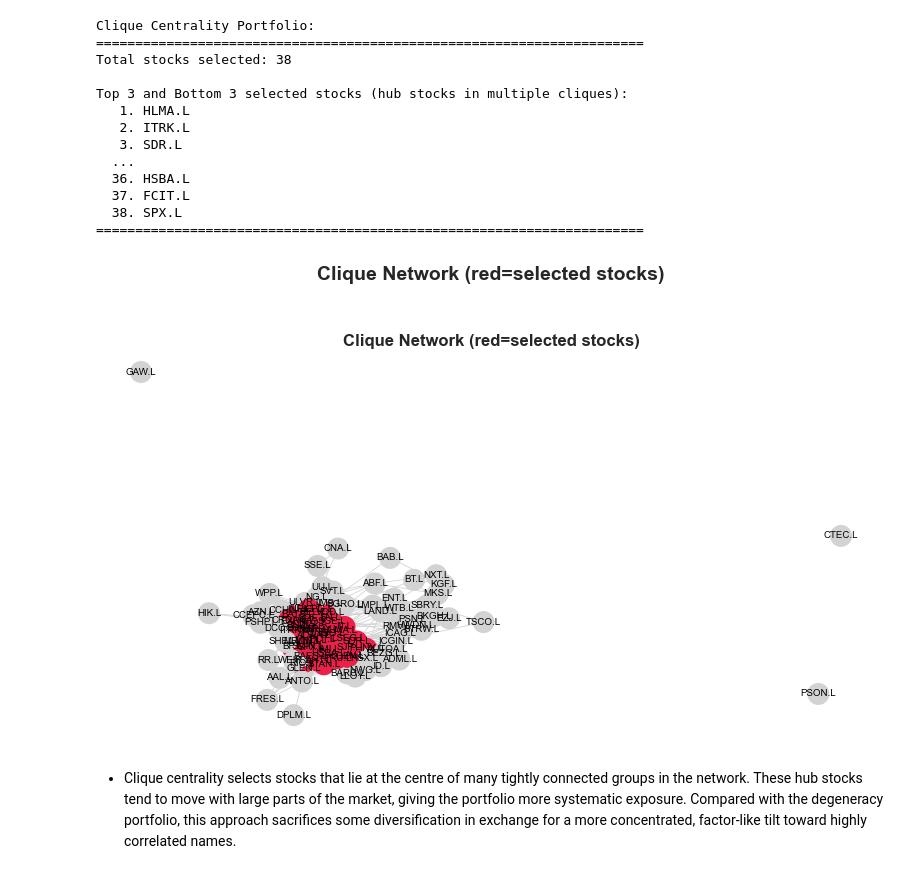
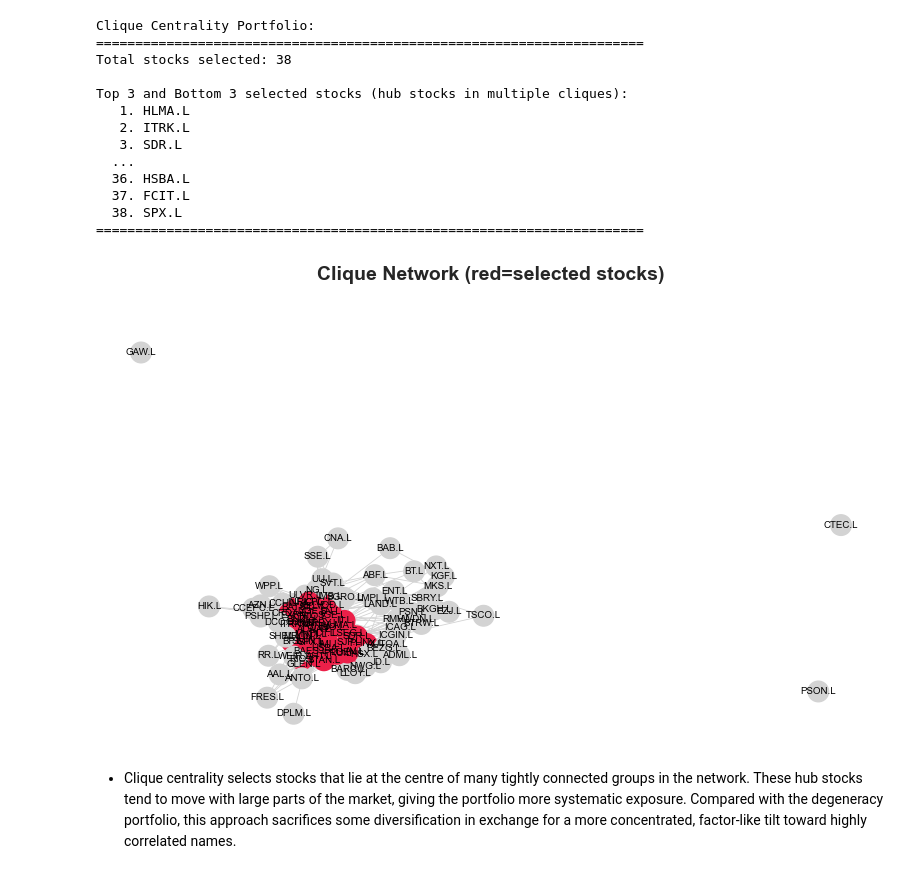
Before and after one commit to AUEBs-INVESTMENT-FINANCE-CLUB/network-clustering-portfolios, a Jupyter notebook: network_hierarchical_portfolios.ipynb, the cells around one changed output. Drawn from its saved outputs; the diff is of its cells as text; code cells hidden in the pictures.

```diff
--- a/network_hierarchical_portfolios.ipynb
+++ b/network_hierarchical_portfolios.ipynb
@@ -725,41 +563,39 @@ def draw_clique_network(ax, graph, layout, selected, title):
     if len(graph.nodes) == 0:
         ax.text(0.5, 0.5, 'Empty Graph', ha='center', va='center',
                 transform=ax.transAxes)
-        ax.set_title(title, fontsize=12, fontweight='bold')
         ax.axis('off')
         return
 
     node_colors = ['#EC2049' if n in selected else '#D3D3D3' for n in graph.nodes]
     nx.draw(
         graph,
         pos=layout,
         node_color=node_colors,
         node_size=220,
         with_labels=True,
         font_size=7,
         edge_color='lightgray',
         width=0.6,
         ax=ax
     )
-    ax.set_title(title, fontsize=12, fontweight='bold')
     ax.axis('off')
 
 fig, ax = plt.subplots(figsize=(8, 5))
 fig.suptitle('Clique Network (red=selected stocks)',
              fontsize=14, fontweight='bold', y=0.98)
 
 draw_clique_network(
     ax,
     in_sample_graph,
     in_sample_layout,
     clique_selected,
     'Clique Network (red=selected stocks)'
 )
 
 plt.tight_layout(rect=[0, 0, 1, 0.94])
 plt.show()
 # %% [output]
-[figure, old version]
+[figure, new version]
 # %% [markdown]
 - Clique centrality selects stocks that lie at the centre of many tightly connected groups in the network. These hub stocks tend to move with large parts of the market, giving the portfolio more systematic exposure. Compared with the degeneracy portfolio, this approach sacrifices some diversification in exchange for a more concentrated, factor-like tilt toward highly correlated names.
 # %% [markdown]
```
Also changed, not shown: parts of 19 cells of this notebook.
